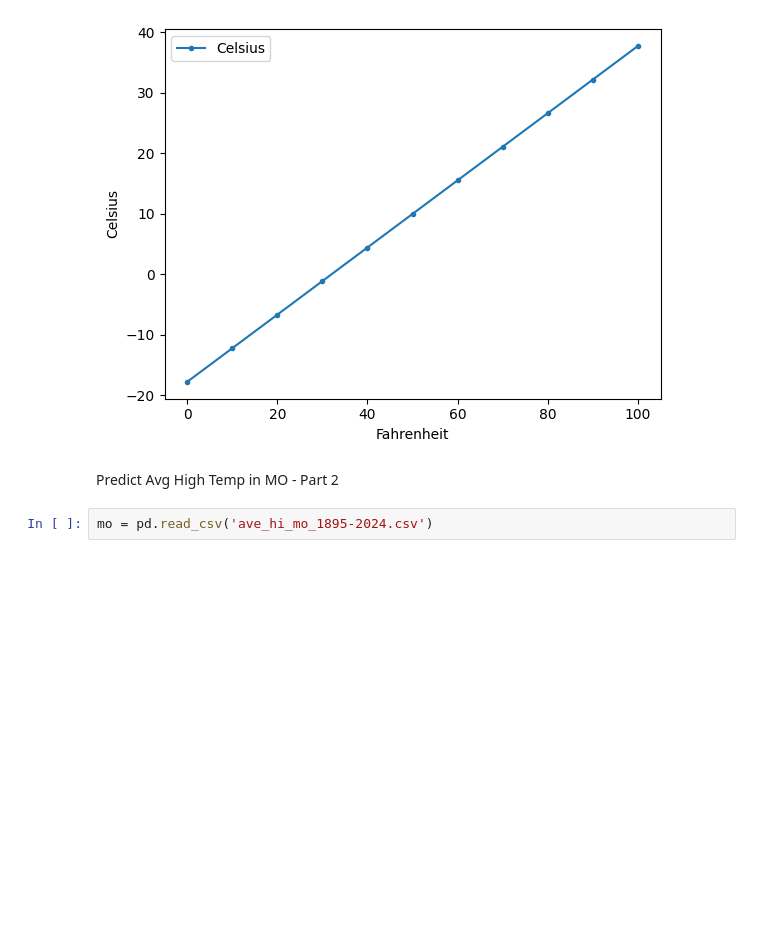
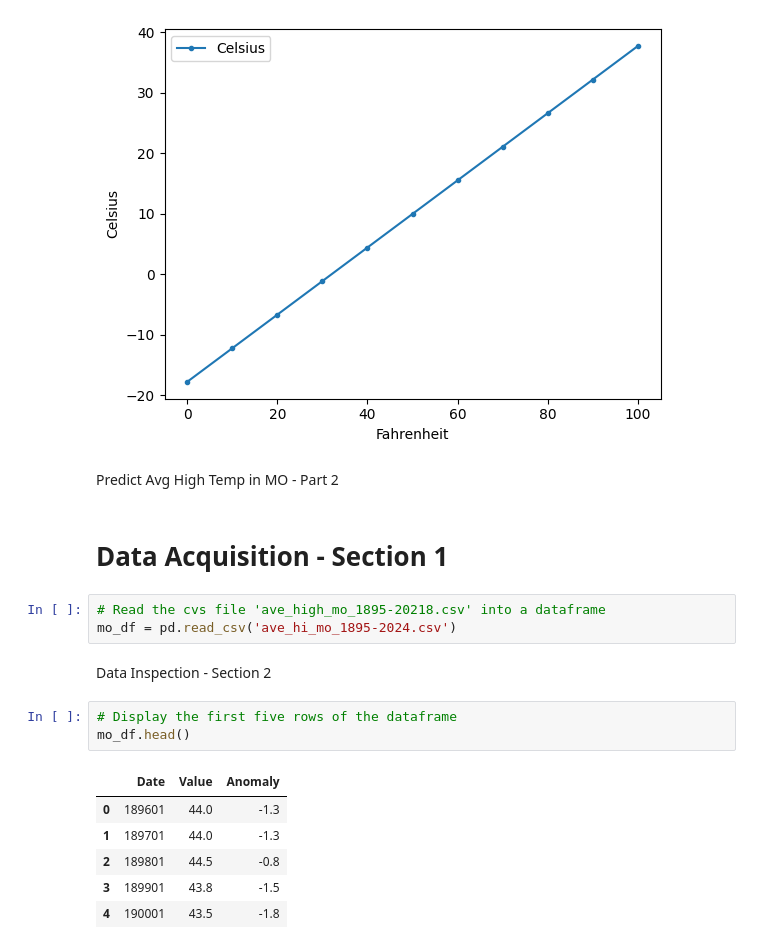
Before and after one commit to 14dstcyr/datafun-07-applied, a Jupyter notebook: DebStCyr_ml.ipynb, the cells around one changed output. Drawn from its saved outputs; the diff is of its cells as text; blank space fills up the shorter version.

```diff
--- a/DebStCyr_ml.ipynb
+++ b/DebStCyr_ml.ipynb
@@ -33,5 +36,20 @@ y_label = axes.set_ylabel('Celsius')
 [figure]
 # %% [markdown]
 Predict Avg High Temp in MO - Part 2
-# %%
-mo = pd.read_csv('ave_hi_mo_1895-2024.csv')
+# %% [markdown]
+# Data Acquisition - Section 1
+# %%
+# Read the cvs file 'ave_high_mo_1895-20218.csv' into a dataframe
+mo_df = pd.read_csv('ave_hi_mo_1895-2024.csv')
+# %% [markdown]
+Data Inspection - Section 2
+# %%
+# Display the first five rows of the dataframe
+mo_df.head()
+# %% [output]
+|  | Date | Value | Anomaly |
+| 0 | 189601 | 44.0 | -1.3 |
+| 1 | 189701 | 44.0 | -1.3 |
+| 2 | 189801 | 44.5 | -0.8 |
+| 3 | 189901 | 43.8 | -1.5 |
+| 4 | 190001 | 43.5 | -1.8 |
```
Also changed, not shown: parts of 34 cells of this notebook, 1 other file.
